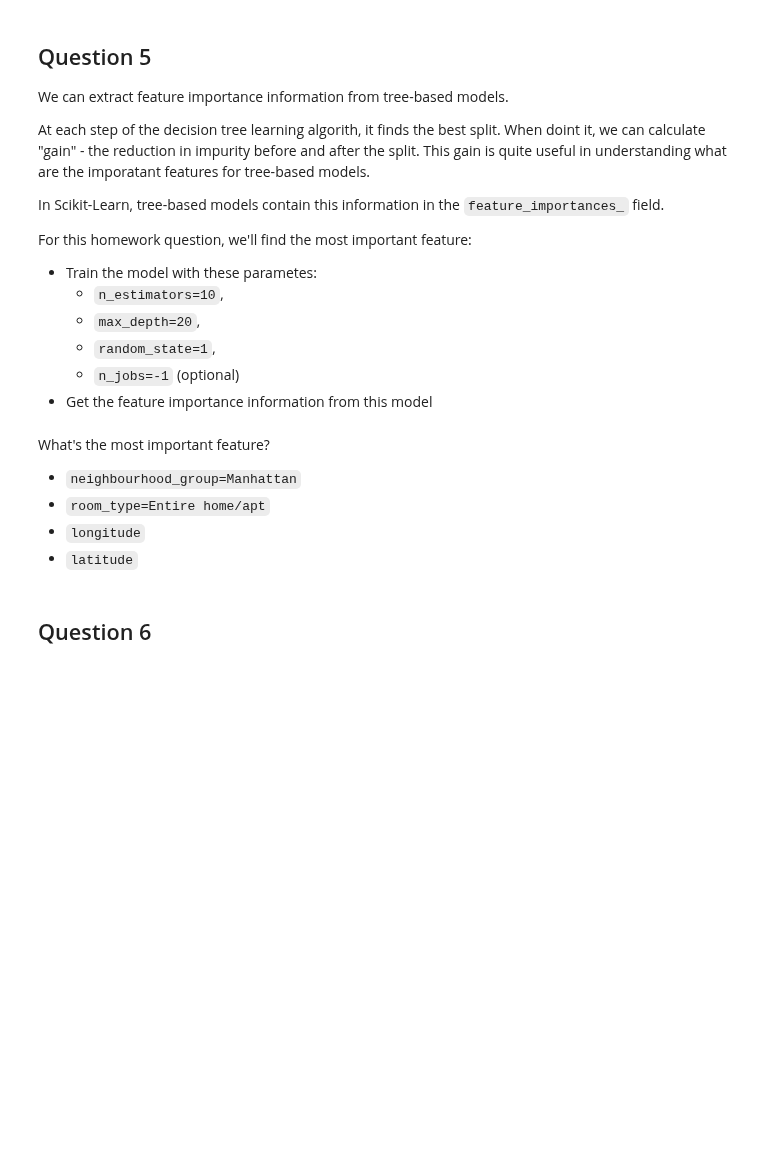
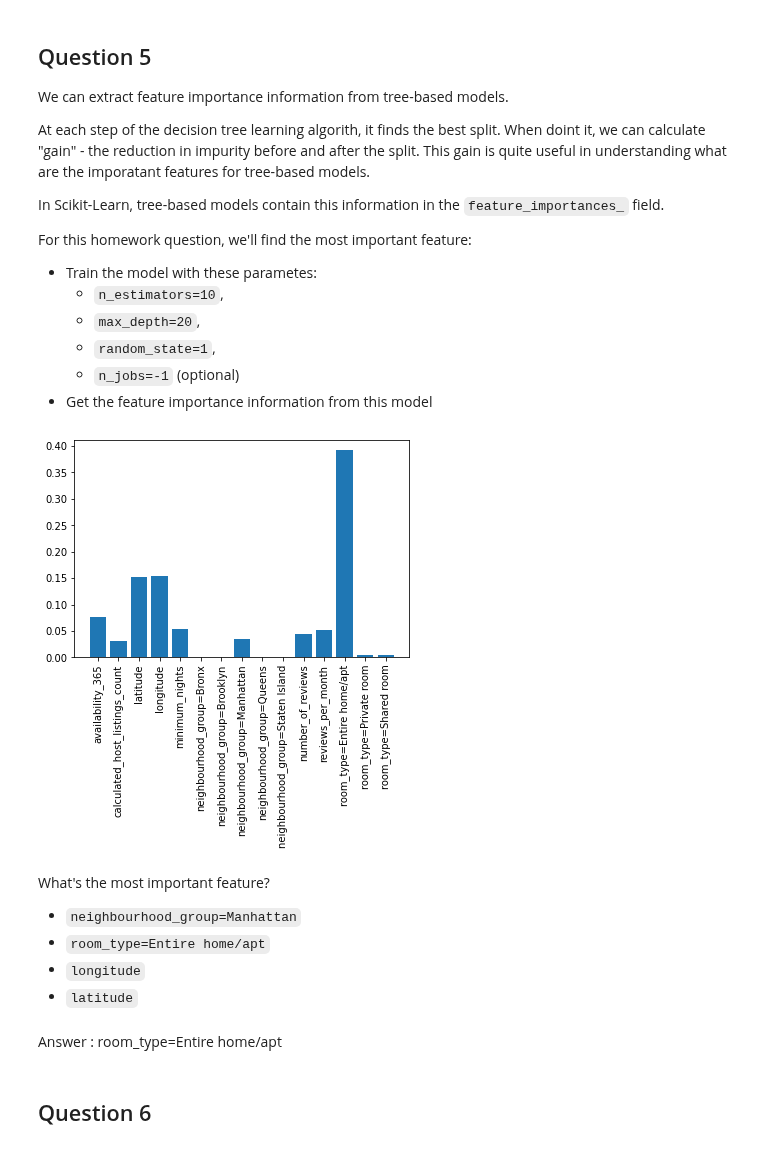
Before and after one commit to depknaraynscientist/Data_Science, a Jupyter notebook: ML_Zoomcamp_A6.ipynb, the cells around one changed output. Drawn from its saved outputs; the diff is of its cells as text; code cells hidden in the pictures; blank space fills up the shorter version.

```diff
--- a/ML_Zoomcamp_A6.ipynb
+++ b/ML_Zoomcamp_A6.ipynb
@@ -125,5 +199,5 @@ from sklearn.feature_extraction import DictVectorizer
 # %%
-dict_train = X_train.fillna(0).to_dict(orient="records")
+dict_train = X_train.to_dict(orient="records")
 dv = DictVectorizer(sparse=False)
 X_train_encoded = dv.fit_transform(dict_train)
 # %%
@@ -253,6 +502,17 @@ For this homework question, we'll find the most important feature:
     * `random_state=1`,
     * `n_jobs=-1` (optional)
 * Get the feature importance information from this model
+# %%
+#Getting feature importance.
+model_qn5 = RandomForestRegressor(n_estimators=10, max_depth=20, random_state=1, n_jobs=-1)
+model_qn5.fit(X_train_encoded, y_train)
+importances = model_qn5.feature_importances_
+# %%
+plt.bar(dv.get_feature_names(), importances )
+plt.xticks(rotation = 90)
+plt.show()
+# %% [output]
+[figure, added]
 # %% [markdown]
 What's the most important feature?
 
@@ -260,6 +520,8 @@ What's the most important feature?
 * `room_type=Entire home/apt`
 * `longitude`
 * `latitude`
+# %% [markdown]
+Answer : room_type=Entire home/apt
 # %% [markdown]
 ## Question 6
 # %% [markdown]
```
Also changed, not shown: parts of 41 cells of this notebook.
